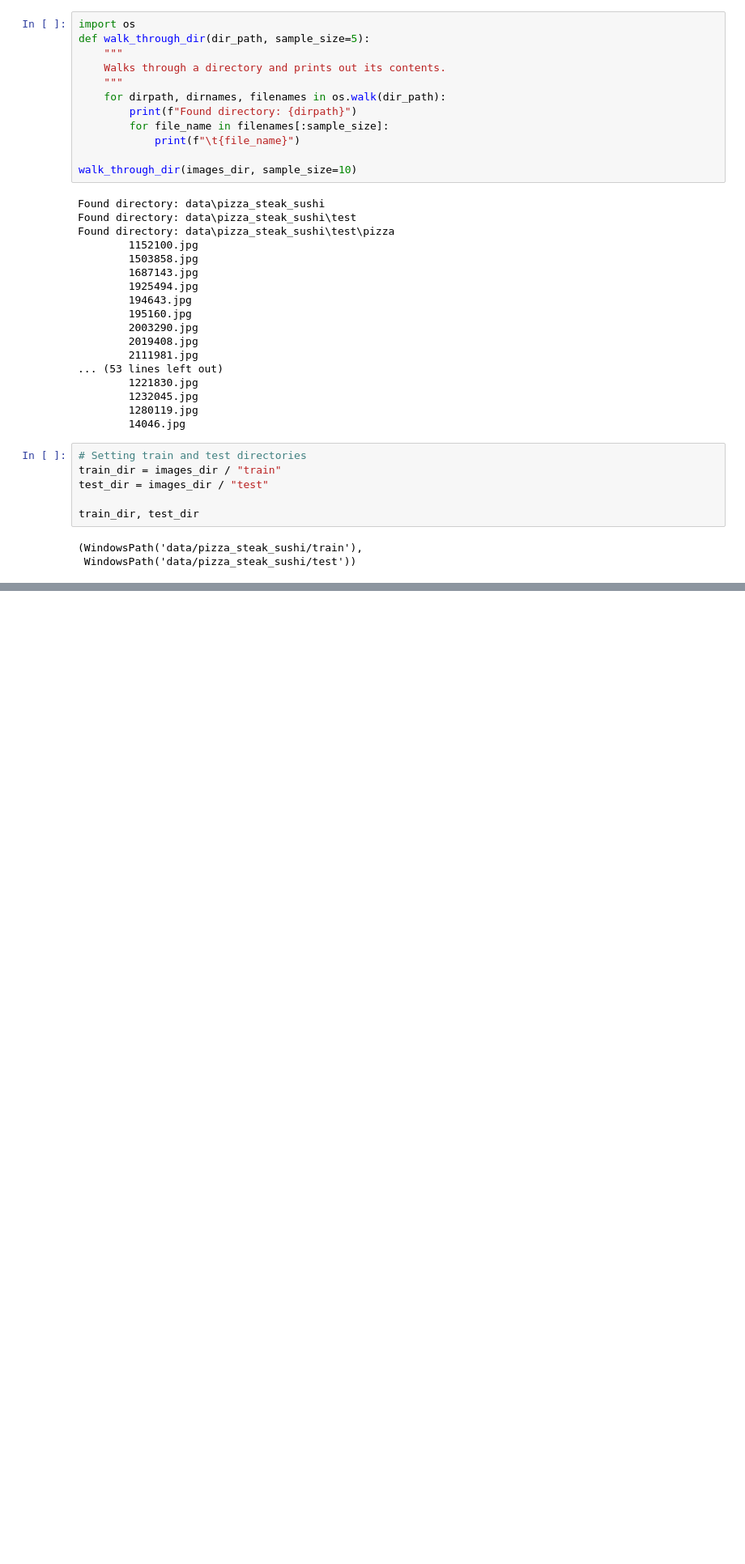
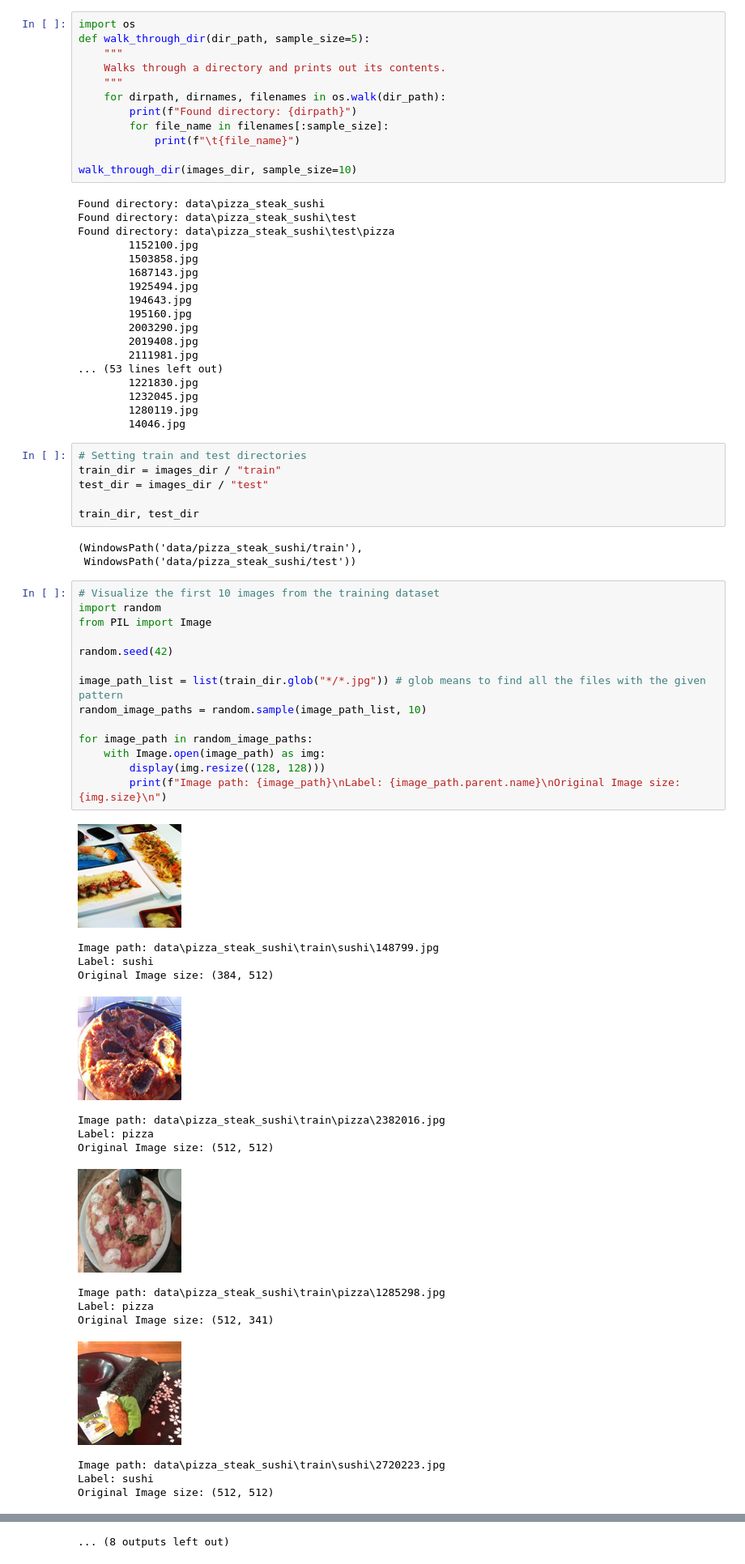
Before and after one commit to LovepreetSinghGhuman/PyTorch_Mastery, a Jupyter notebook: 04_PyTorch_Custom_Data.ipynb, the cells around one changed output, grey strips where cells are left out. Shown at 81% size. Saved outputs shown, nothing was run; the diff lists cells and outputs as text; blank space fills up the shorter version.

```diff
--- a/04_PyTorch_Custom_Data.ipynb
+++ b/04_PyTorch_Custom_Data.ipynb
@@ -142,3 +142,34 @@ train_dir, test_dir
 # %% [output]
 (WindowsPath('data/pizza_steak_sushi/train'),
  WindowsPath('data/pizza_steak_sushi/test'))
+# %%
+# Visualize the first 10 images from the training dataset
+import random
+from PIL import Image
+
+random.seed(42)
+
+image_path_list = list(train_dir.glob("*/*.jpg")) # glob means to find all the files with the given pattern
+random_image_paths = random.sample(image_path_list, 10)
+
+for image_path in random_image_paths:
+    with Image.open(image_path) as img:
+        display(img.resize((128, 128)))
+        print(f"Image path: {image_path}\nLabel: {image_path.parent.name}\nOriginal Image size: {img.size}\n")
+# %% [output]
+[figure, added]
+Image path: data\pizza_steak_sushi\train\sushi\148799.jpg
+Label: sushi
+Original Image size: (384, 512)
+[figure, added]
+Image path: data\pizza_steak_sushi\train\pizza\2382016.jpg
+Label: pizza
+Original Image size: (512, 512)
+[figure, added]
+Image path: data\pizza_steak_sushi\train\pizza\1285298.jpg
+Label: pizza
+Original Image size: (512, 341)
+[figure, added]
+Image path: data\pizza_steak_sushi\train\sushi\2720223.jpg
+Label: sushi
+Original Image size: (512, 512)
@@ -145 +184,2 @@ train_dir, test_dir
+... (8 outputs left out)
 # %% [markdown]
```
Also changed, not shown: parts of 19 cells of this notebook.
